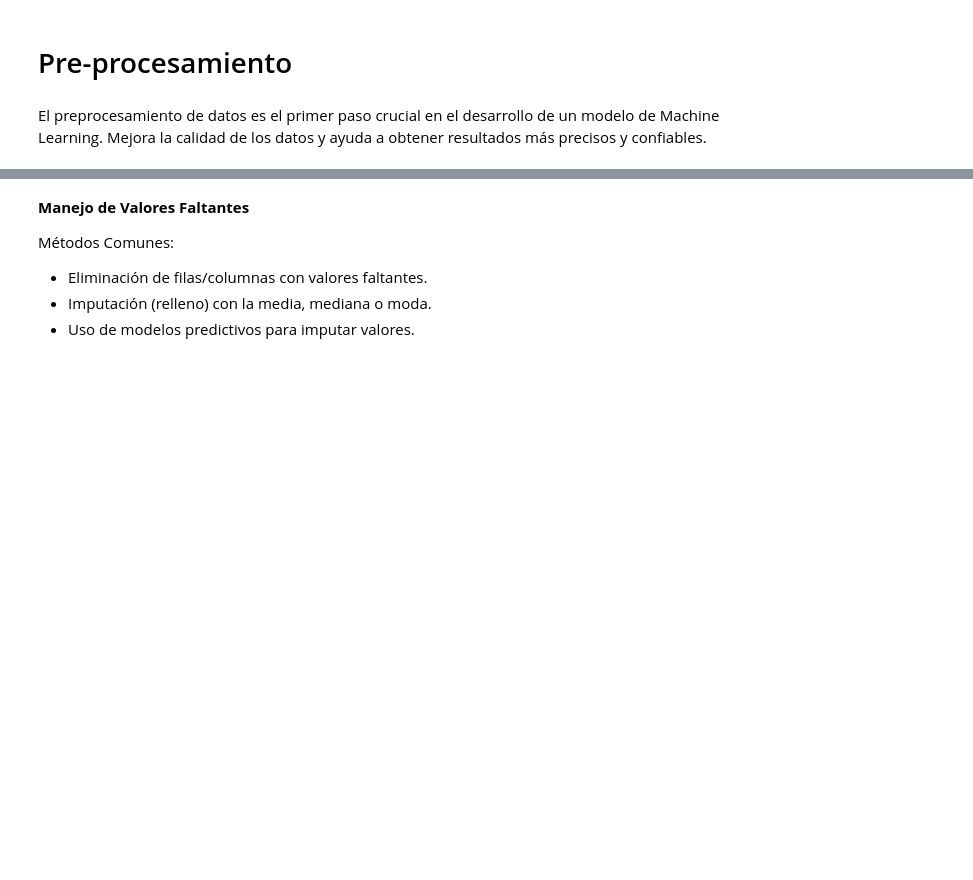
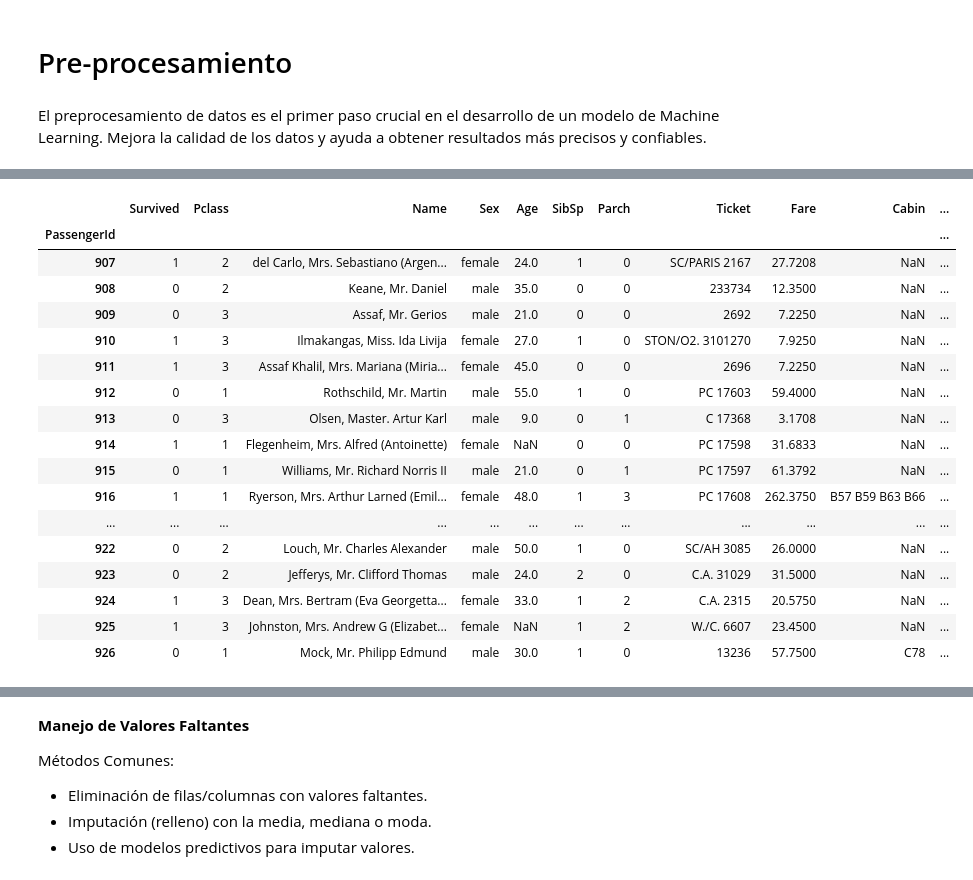
Before and after one commit to Walt9819/machine-learning, a Jupyter notebook: code/2_preprocesamiento.ipynb, the cells around one changed output, grey strips where cells are left out. Drawn from its saved outputs; the diff is of its cells as text; code cells hidden in the pictures; blank space fills up the shorter version.

```diff
--- a/code/2_preprocesamiento.ipynb
+++ b/code/2_preprocesamiento.ipynb
@@ -23,3 +29,25 @@ data.head()
+# %%
+# Mostrar duplicados
+data[data.duplicated()]
+# %% [output]
+|  | Survived | Pclass | Name | Sex | Age | SibSp | Parch | Ticket | Fare | Cabin | ... |
+| PassengerId |  |  |  |  |  |  |  |  |  |  | ... |
+| 907 | 1 | 2 | del Carlo, Mrs. Sebastiano (Argen... | female | 24.0 | 1 | 0 | SC/PARIS 2167 | 27.7208 | NaN | ... |
+| 908 | 0 | 2 | Keane, Mr. Daniel | male | 35.0 | 0 | 0 | 233734 | 12.3500 | NaN | ... |
+| 909 | 0 | 3 | Assaf, Mr. Gerios | male | 21.0 | 0 | 0 | 2692 | 7.2250 | NaN | ... |
+| 910 | 1 | 3 | Ilmakangas, Miss. Ida Livija | female | 27.0 | 1 | 0 | STON/O2. 3101270 | 7.9250 | NaN | ... |
+| 911 | 1 | 3 | Assaf Khalil, Mrs. Mariana (Miria... | female | 45.0 | 0 | 0 | 2696 | 7.2250 | NaN | ... |
+| 912 | 0 | 1 | Rothschild, Mr. Martin | male | 55.0 | 1 | 0 | PC 17603 | 59.4000 | NaN | ... |
+| 913 | 0 | 3 | Olsen, Master. Artur Karl | male | 9.0 | 0 | 1 | C 17368 | 3.1708 | NaN | ... |
+| 914 | 1 | 1 | Flegenheim, Mrs. Alfred (Antoinette) | female | NaN | 0 | 0 | PC 17598 | 31.6833 | NaN | ... |
+| 915 | 0 | 1 | Williams, Mr. Richard Norris II | male | 21.0 | 0 | 1 | PC 17597 | 61.3792 | NaN | ... |
+| 916 | 1 | 1 | Ryerson, Mrs. Arthur Larned (Emil... | female | 48.0 | 1 | 3 | PC 17608 | 262.3750 | B57 B59 B63 B66 | ... |
+| ... | ... | ... | ... | ... | ... | ... | ... | ... | ... | ... | ... |
+| 922 | 0 | 2 | Louch, Mr. Charles Alexander | male | 50.0 | 1 | 0 | SC/AH 3085 | 26.0000 | NaN | ... |
+| 923 | 0 | 2 | Jefferys, Mr. Clifford Thomas | male | 24.0 | 2 | 0 | C.A. 31029 | 31.5000 | NaN | ... |
+| 924 | 1 | 3 | Dean, Mrs. Bertram (Eva Georgetta... | female | 33.0 | 1 | 2 | C.A. 2315 | 20.5750 | NaN | ... |
+| 925 | 1 | 3 | Johnston, Mrs. Andrew G (Elizabet... | female | NaN | 1 | 2 | W./C. 6607 | 23.4500 | NaN | ... |
+| 926 | 0 | 1 | Mock, Mr. Philipp Edmund | male | 30.0 | 1 | 0 | 13236 | 57.7500 | C78 | ... |
 # %%
 # Eliminar duplicados
 data = data.drop_duplicates()
```
Also changed, not shown: parts of 10 cells of this notebook, 12 other files.
